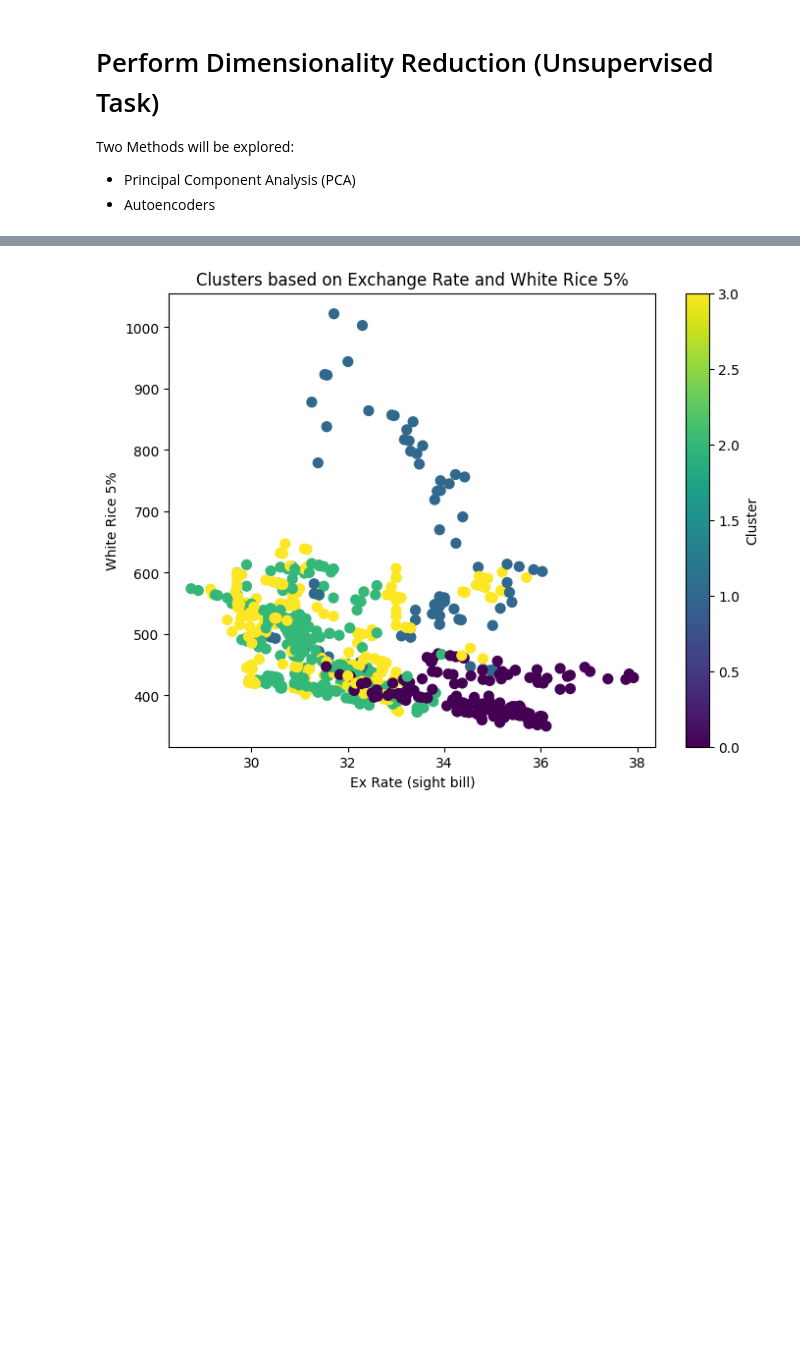
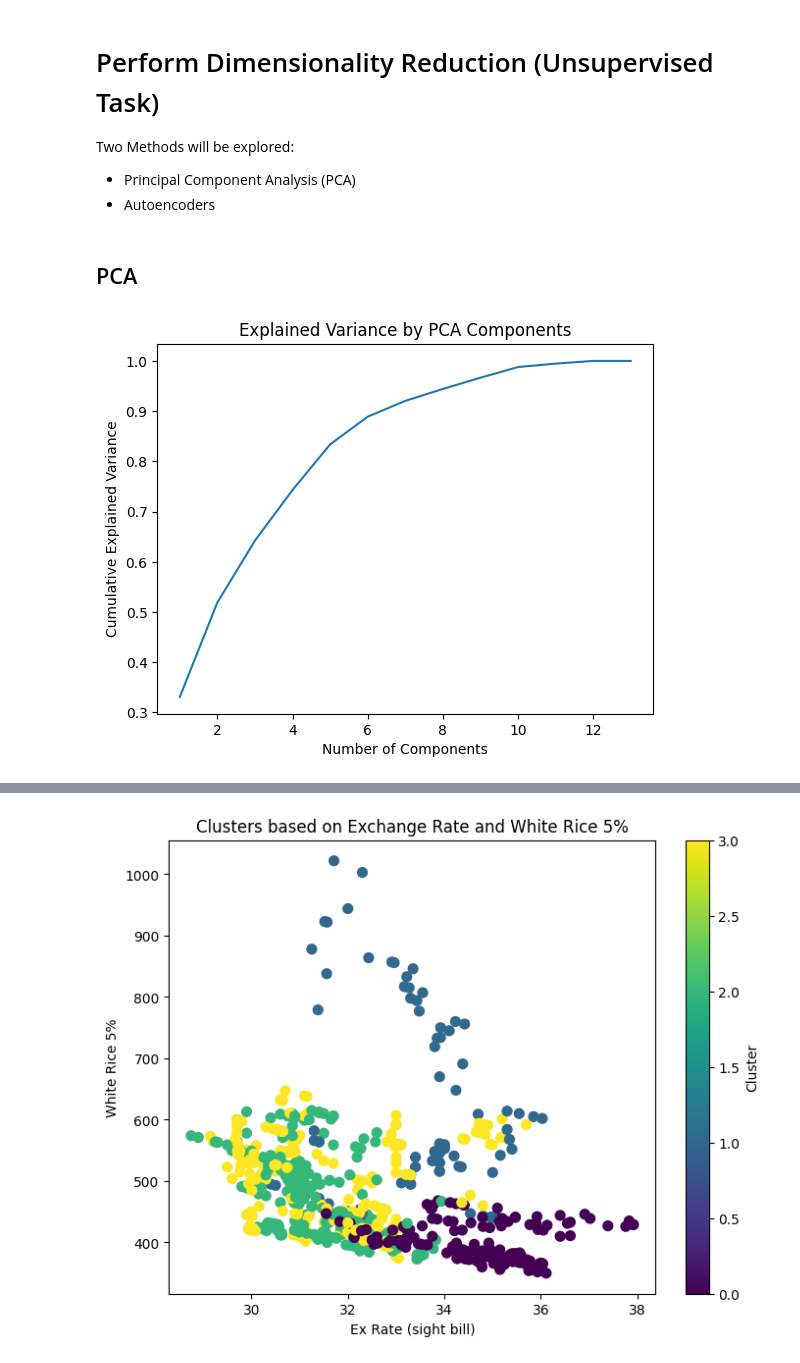
Before and after one commit to chanopsethiwan/RicePricePrediction, a Jupyter notebook: src/ChanopSethiwanA0296969WAssignment2.ipynb, the cells around one changed output, grey strips where cells are left out. Saved outputs shown, nothing was run; the diff lists cells and outputs as text; code cells hidden in the pictures; blank space fills up the shorter version.

```diff
--- a/src/ChanopSethiwanA0296969WAssignment2.ipynb
+++ b/src/ChanopSethiwanA0296969WAssignment2.ipynb
@@ -590,3 +595,28 @@ sns.lineplot(data = monthly_estimates_df, x = 'Date', y = 'Estimated Precipitati
 Two Methods will be explored:
 * Principal Component Analysis (PCA)
 * Autoencoders
+# %% [markdown]
+## PCA
+# %%
+#preprocess data
+merged_df = pd.read_csv('../data/final_merged_df.csv')
+merged_df
+merged_df['Year'] = pd.to_datetime(merged_df['Date']).dt.year
+merged_df['Month'] = pd.to_datetime(merged_df['Date']).dt.month
+X = merged_df.drop(columns=['White Rice 5%', 'Date'])  # Drop target and non-numeric columns
+y = merged_df['White Rice 5%']  # Target variable
+scaler = StandardScaler()
+numeric_data_scaled = scaler.fit_transform(X)
+# %%
+# Perform PCA
+pca = PCA()
+pca.fit(numeric_data_scaled)
+
+# Explained variance
+plt.plot(range(1, len(pca.explained_variance_ratio_) + 1), pca.explained_variance_ratio_.cumsum())
+plt.xlabel('Number of Components')
+plt.ylabel('Cumulative Explained Variance')
+plt.title('Explained Variance by PCA Components')
+plt.show()
+# %% [output]
+[figure, added]
```
Also changed, not shown: parts of 10 cells of this notebook.
